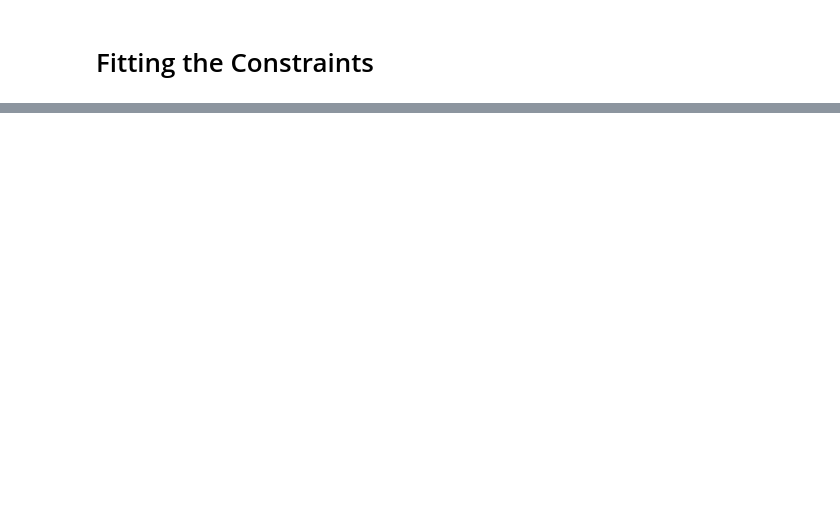
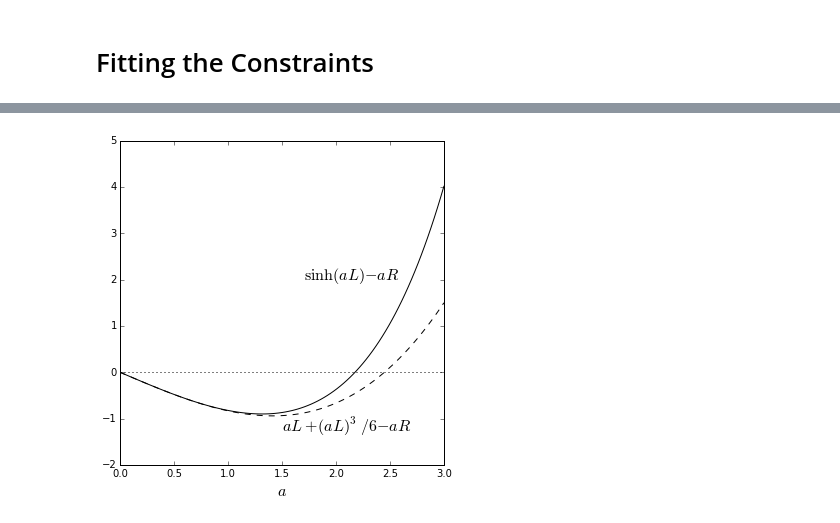
Before and after one commit to drpeteb/catenaries, a Jupyter notebook: Catenaries.ipynb, the cells around one changed output, grey strips where cells are left out. Drawn from its saved outputs; the diff is of its cells as text; code cells hidden in the pictures; blank space fills up the shorter version.

```diff
--- a/Catenaries.ipynb
+++ b/Catenaries.ipynb
@@ -284,0 +319,25 @@ This has
+# %%
+# Make a figure
+fig = plt.figure(figsize=(5,5))
+ax = fig.add_axes((0.1,0.1,0.9,0.9))
+
+# Draw a catenary
+L = 1
+R = 2
+a = np.linspace(0,3,101)
+er = np.sinh(a*L) - a*R
+ax.plot(a,er,'k')
+ax.text(1.7,2,'$\sinh(aL)-aR$',fontsize=16)
+
+# Bound
+bd = (a*L) + (a*L)**3/6 - a*R
+ax.plot(a,bd,'k--')
+ax.text(1.5,-1.3,'$aL+(aL)^3/6-aR$',fontsize=16)
+
+ax.plot([0,3],[0,0],'k:')
+ax.set_xlim([0,3])
+ax.set_ylim([-2,5])
+ax.set_xlabel('$a$',fontsize=16)
+plt.show()
+# %% [output]
+[figure, added]
```
Also changed, not shown: parts of 15 cells of this notebook.
